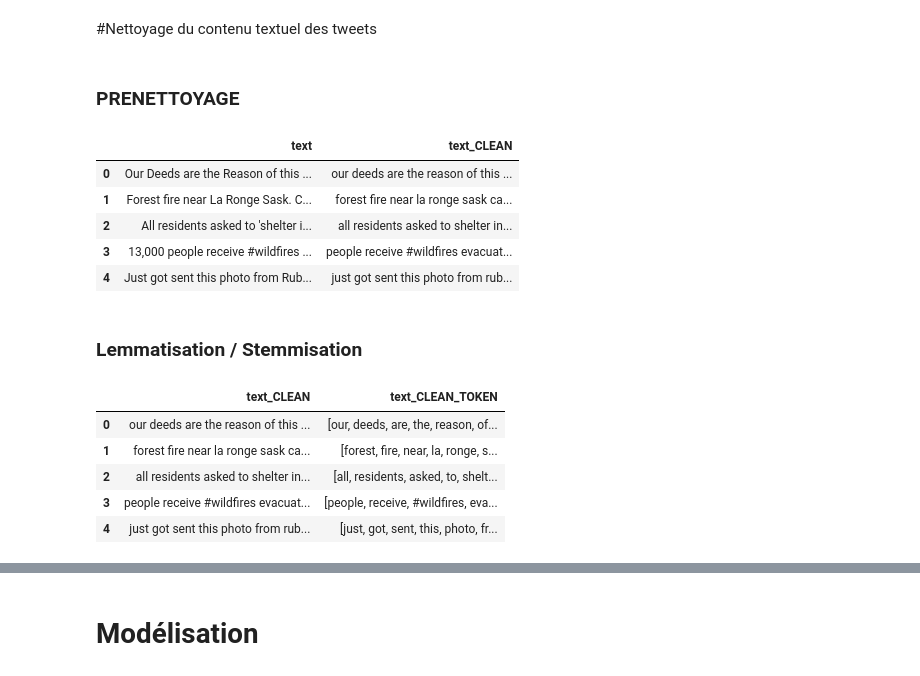
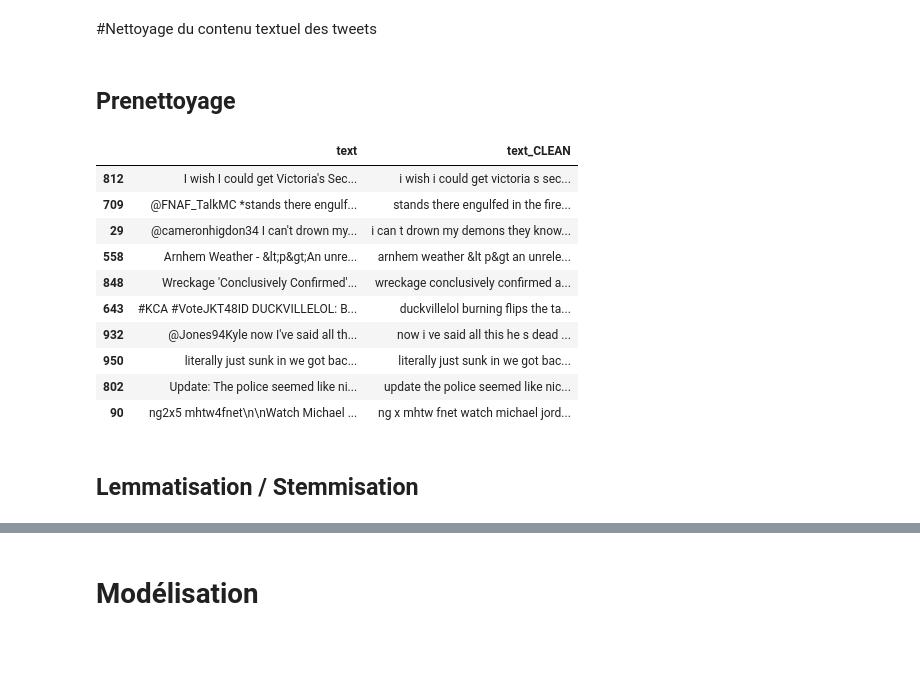
Before and after one commit to Francois-lenne/Big-data-SIAD, a Jupyter notebook: Tweet_Disaster.ipynb, the cells around one changed output, grey strips where cells are left out. Drawn from its saved outputs; the diff is of its cells as text; code cells hidden in the pictures; blank space fills up the shorter version.

```diff
--- a/Tweet_Disaster.ipynb
+++ b/Tweet_Disaster.ipynb
@@ -28,6 +84,6 @@ print(train.head())
 # %%
 url2 = 'https://raw.githubusercontent.com/Francois-lenne/Big-data-SIAD/main/test.csv' # le dataset est stocké dans un repo github afin d'avoir un lien dur sur la base
 test = pd.read_csv(url2, sep=',') # lecture du dataframe
-
+test = test.sample(200).reset_index(drop=True)
 print(test.head())
 # %% [output]
@@ -96,0 +255,30 @@ Name: location, Length: 3341, dtype: int64
+# %%
+train['hashtags'] = train['text'].apply(recupHashtag)
+train['hashtags_b'] = train['text'].apply(recupHashtagBinaire)
+
+train['names'] = train['text'].apply(recupName)
+train['names_b'] = train['text'].apply(recupNameBinaire)
+
+train['dates'] = train['text'].apply(recupDate)
+train['dates_b'] = train['text'].apply(recupDateBinaire)
+
+train['locations'] = train['text'].apply(getLocation)
+train['locations_b'] = train['text'].apply(getLocationBinaire)
+
+train['rt_path'] = train['text'].apply(getChemin)
+train['rt_path_b'] = train['text'].apply(getCheminBinaire)
+# %%
+test['hashtags'] = test['text'].apply(recupHashtag)
+test['hashtags_b'] = test['text'].apply(recupHashtagBinaire)
+
+test['names'] = test['text'].apply(recupName)
+test['names_b'] = test['text'].apply(recupNameBinaire)
+
+test['dates'] = test['text'].apply(recupDate)
+test['dates_b'] = test['text'].apply(recupDateBinaire)
+
+test['locations'] = test['text'].apply(getLocation)
+test['locations_b'] = test['text'].apply(getLocationBinaire)
+
+test['rt_path'] = test['text'].apply(getChemin)
+test['rt_path_b'] = test['text'].apply(getCheminBinaire)
@@ -108,10 +320,8 @@ Name: location, Length: 3341, dtype: int64
 # %% [markdown]
-### PRENETTOYAGE
+## Prenettoyage
 # %%
+# Expression régulières : ponctuation, chiffres, accents, majuscules, espaces en trop …
 import re
-
-# Expression régulières : ponctuation, chiffres, accents, majuscules, espaces en trop …
-
 def preprocessing(text):
     text = str(text)
 
@@ -119,7 +329,10 @@ def preprocessing(text):
     text = text.lower()
 
     # Gestion des accents et ponctuations
-    # text = re.sub("\d+", " ", text) # numbers normalization
+    text = re.sub(r'https?://\S+', '', text)
+    text = re.sub(r'#\S+', '', text)
+    text = re.sub(r'@\S+', '', text)
+    text = re.sub("\d+", " ", text) # normalisation nombres
     text = re.sub('[éèê]', "e", text) # retrait accents
     text = re.sub("[.,;:!?]", " ", text)
     text = re.sub("[|{}\[\]()«»/]", " ", text)
@@ -147,31 +360,22 @@ def preprocessing(text):
     return text
 # %%
 train['text_CLEAN'] = train['text'].apply(lambda x: preprocessing(x))
-train[['text','text_CLEAN']].head()
+test['text_CLEAN'] = test['text'].apply(lambda x: preprocessing(x))
+train[['text','text_CLEAN']].sample(10)
 # %% [output]
 |  | text | text_CLEAN |
-| 0 | Our Deeds are the Reason of this ... | our deeds are the reason of this ... |
-| 1 | Forest fire near La Ronge Sask. C... | forest fire near la ronge sask ca... |
-| 2 | All residents asked to 'shelter i... | all residents asked to shelter in... |
-| 3 | 13,000 people receive #wildfires ... | people receive #wildfires evacuat... |
-| 4 | Just got sent this photo from Rub... | just got sent this photo from rub... |
+| 812 | I wish I could get Victoria's Sec... | i wish i could get victoria s sec... |
+| 709 | @FNAF_TalkMC *stands there engulf... | stands there engulfed in the fire... |
+| 29 | @cameronhigdon34 I can't drown my... | i can t drown my demons they know... |
+| 558 | Arnhem Weather - &lt;p&gt;An unre... | arnhem weather &lt p&gt an unrele... |
+| 848 | Wreckage 'Conclusively Confirmed'... | wreckage conclusively confirmed a... |
+| 643 | #KCA #VoteJKT48ID DUCKVILLELOL: B... | duckvillelol burning flips the ta... |
+| 932 | @Jones94Kyle now I've said all th... | now i ve said all this he s dead ... |
+| 950 | literally just sunk in we got bac... | literally just sunk in we got bac... |
+| 802 | Update: The police seemed like ni... | update the police seemed like nic... |
+| 90 | ng2x5 mhtw4fnet\n\nWatch Michael ... | ng x mhtw fnet watch michael jord... |
 # %% [markdown]
-### Lemmatisation / Stemmisation
+## Lemmatisation / Stemmisation
-# %%
-# Pour cette partie du traitement, les tweets doivent être décomposés en mots
-def tokenize(text):
-    text_split = [word for word in text.split()]
-    return text_split
-
-train['text_CLEAN_TOKEN'] = train['text_CLEAN'].apply(lambda x: tokenize(x))
-train[['text_CLEAN','text_CLEAN_TOKEN']].head()
-# %% [output]
-|  | text_CLEAN | text_CLEAN_TOKEN |
-| 0 | our deeds are the reason of this ... | [our, deeds, are, the, reason, of... |
-| 1 | forest fire near la ronge sask ca... | [forest, fire, near, la, ronge, s... |
-| 2 | all residents asked to shelter in... | [all, residents, asked, to, shelt... |
-| 3 | people receive #wildfires evacuat... | [people, receive, #wildfires, eva... |
-| 4 | just got sent this photo from rub... | [just, got, sent, this, photo, fr... |
 # %%
 # !pip install nltk
 import nltk
```
Also changed, not shown: parts of 37 cells of this notebook.
